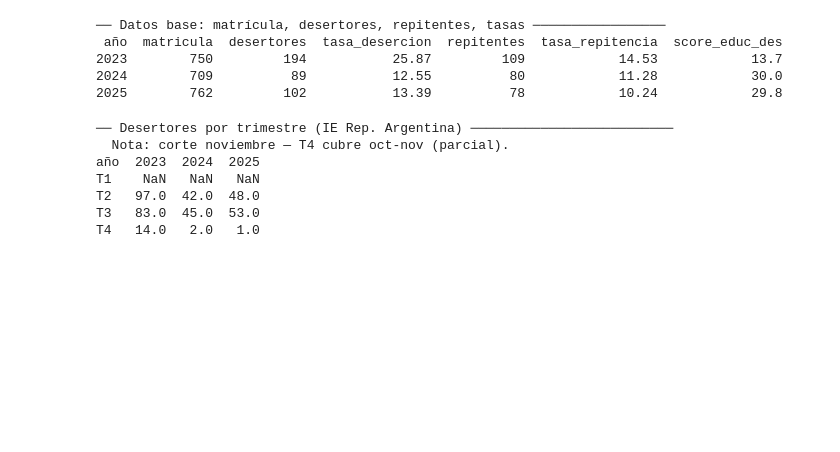
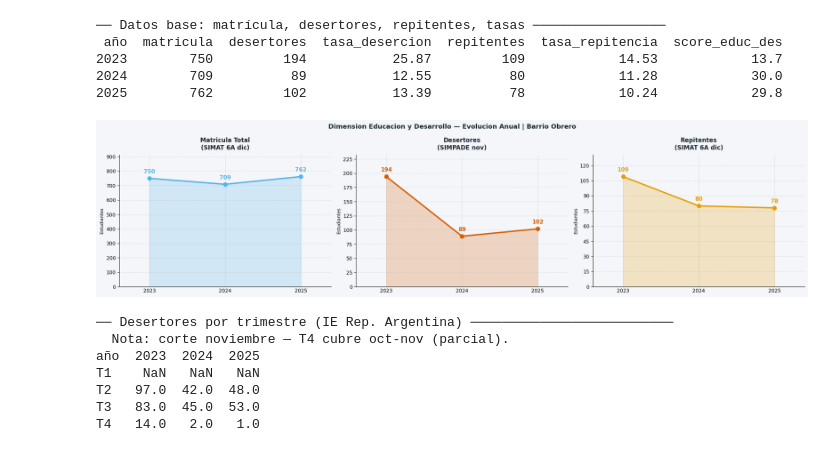
Before and after one commit to Pabandres85/Itt_repos_cali, a Jupyter notebook: notebooks/03_itt_barrio_obrero.ipynb, the cells around one changed output. Drawn from its saved outputs; the diff is of its cells as text; code cells hidden in the pictures; blank space fills up the shorter version.

```diff
--- a/notebooks/03_itt_barrio_obrero.ipynb
+++ b/notebooks/03_itt_barrio_obrero.ipynb
@@ -2231,6 +2278,53 @@ print(df_educ[['año','matricula','desertores','tasa_desercion',
 2023        750         194           25.87         109            14.53            13.7
 2024        709          89           12.55          80            11.28            30.0
 2025        762         102           13.39          78            10.24            29.8
+# %%
+# ── Celda ED-6: evolución anual Educación — línea + relleno ───────────────────
+fig, axes = plt.subplots(1, 3, figsize=(20, 5), facecolor=BG)
+fig.suptitle('Dimension Educacion y Desarrollo — Evolucion Anual | Barrio Obrero',
+             fontsize=13, fontweight='bold', color='#1B2631')
+
+df_ep    = df_educ.set_index('año').reindex(AÑOS_EDUC)
+anos_lbl = [str(a) for a in AÑOS_EDUC]
+x_e      = np.arange(len(AÑOS_EDUC))
+
+cfg_ed = [
+    ('matricula',  'Matricula Total\n(SIMAT 6A dic)',   OKI_AZUL_C,  'estudiantes'),
+    ('desertores', 'Desertores\n(SIMPADE nov)',          OKI_BERMELL, 'estudiantes'),
+    ('repitentes', 'Repitentes\n(SIMAT 6A dic)',         OKI_NARANJA, 'estudiantes'),
+]
+
+for ax, (col, titulo, color, unidad) in zip(axes, cfg_ed):
+    vals  = df_ep[col].values.astype(float)
+    valid = ~np.isnan(vals)
+
+    ax.fill_between(x_e, 0, np.where(valid, vals, np.nan),
+                    alpha=0.22, color=color)
+    ax.plot(x_e, np.where(valid, vals, np.nan),
+            color=color, linewidth=2.8, marker='o', markersize=8, zorder=3)
+
+    for i, v in enumerate(vals):
+        if not np.isnan(v):
+            ax.annotate(str(int(v)), (i, v),
+                        textcoords='offset points', xytext=(0, 10),
+                        ha='center', fontsize=11, fontweight='bold', color=color)
+
+    ax.set_xticks(x_e)
+    ax.set_xticklabels(anos_lbl, fontsize=10)
+    ax.set_title(titulo, fontweight='bold', pad=10, color='#1B2631')
+    ax.set_ylabel(unidad.capitalize(), fontsize=9)
+    ax.yaxis.set_major_locator(plt.MaxNLocator(integer=True))
+    ax.set_xlim(-0.4, len(AÑOS_EDUC) - 0.6)
+    ax.set_ylim(0, np.nanmax(vals) * 1.2)
+    ax.grid(axis='y', linestyle='--', alpha=0.35)
+    ax.set_facecolor(BG)
+    ax.tick_params(axis='x', length=0)
+
+plt.tight_layout()
+plt.savefig('itt_obrero_educ_evol.png', dpi=150, bbox_inches='tight', facecolor=BG)
+plt.show()
+# %% [output]
+[figure, added]
 # %%
 # ── Celda ED-5b: evolución trimestral de desertores (SIMPADE) ─────────────────
 import pandas as pd
```
Also changed, not shown: parts of 15 cells of this notebook, 1 other file.
